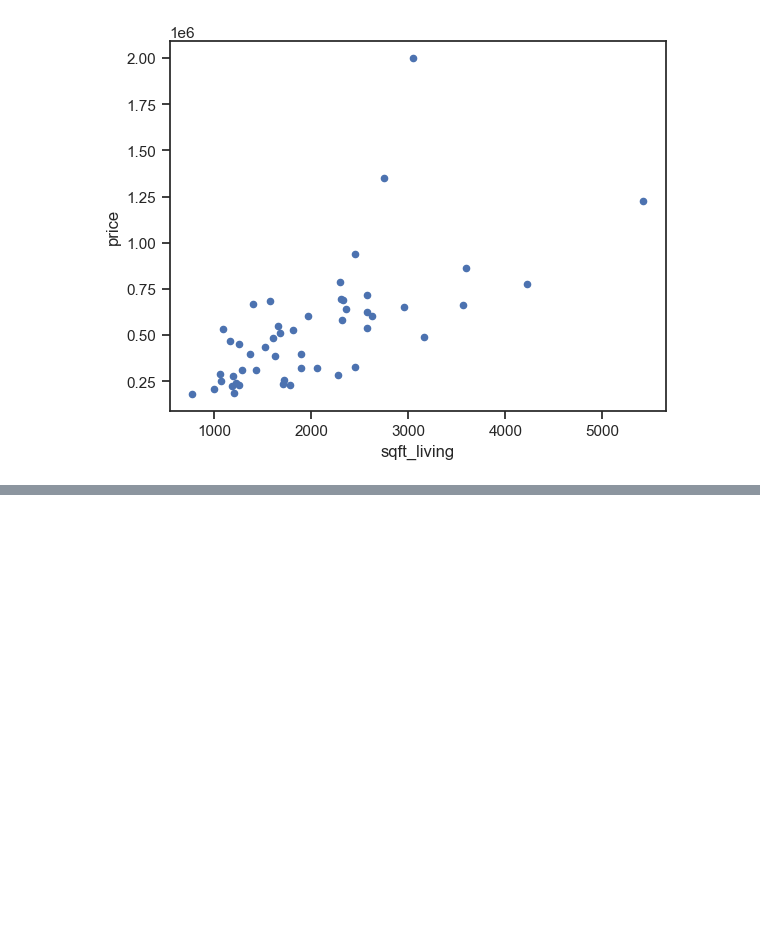
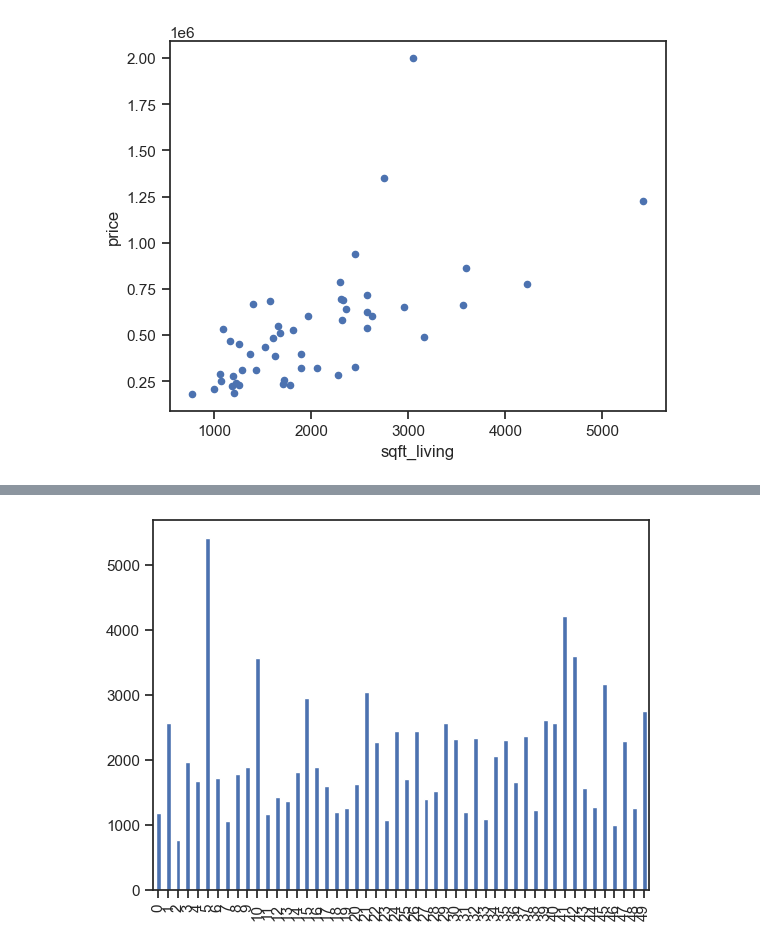
Before and after one commit to MrsMystique/python-repo, a Jupyter notebook: plotting/plotting.ipynb, the cells around one changed output, grey strips where cells are left out. Cells and saved outputs as stored; diff of their text form; code cells hidden in the pictures; blank space fills up the shorter version.

```diff
--- a/plotting/plotting.ipynb
+++ b/plotting/plotting.ipynb
@@ -203,0 +224,6 @@ plt.show()
+# %%
+df['sqft_living'].plot.bar('price')
+
+plt.show()
+# %% [output]
+[figure, added]
```
Also changed, not shown: parts of 10 cells of this notebook, 1 other file.
